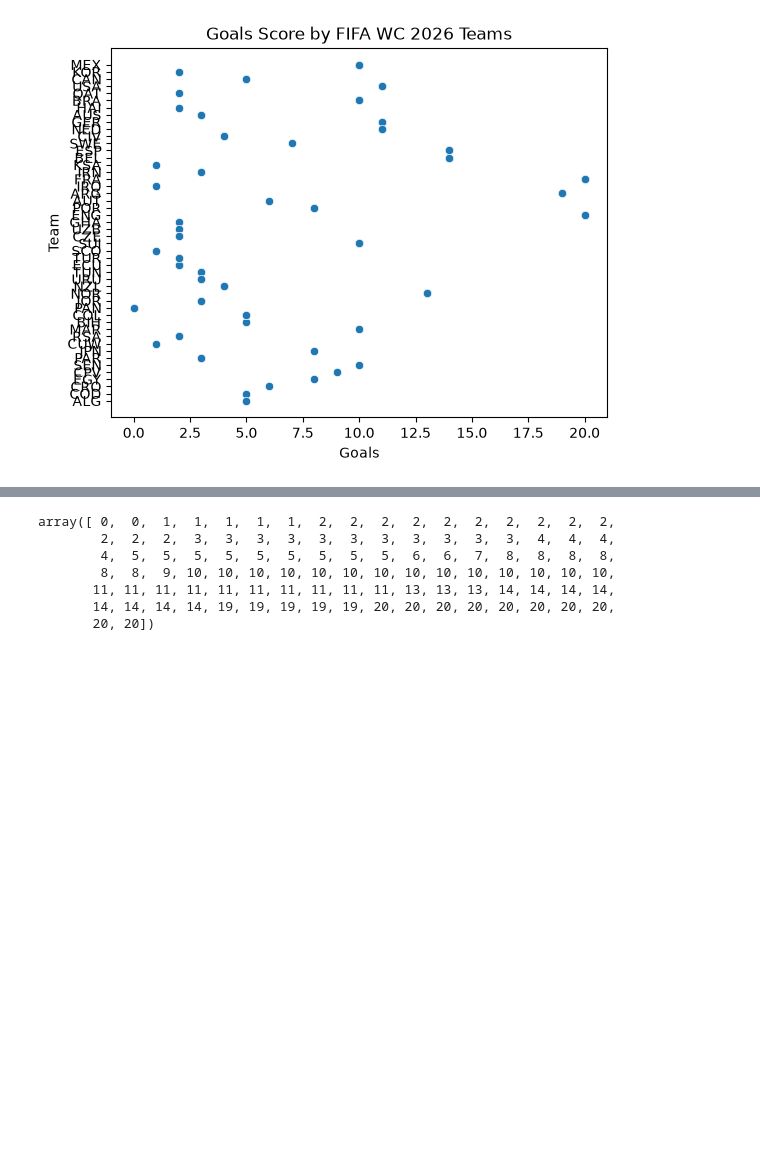
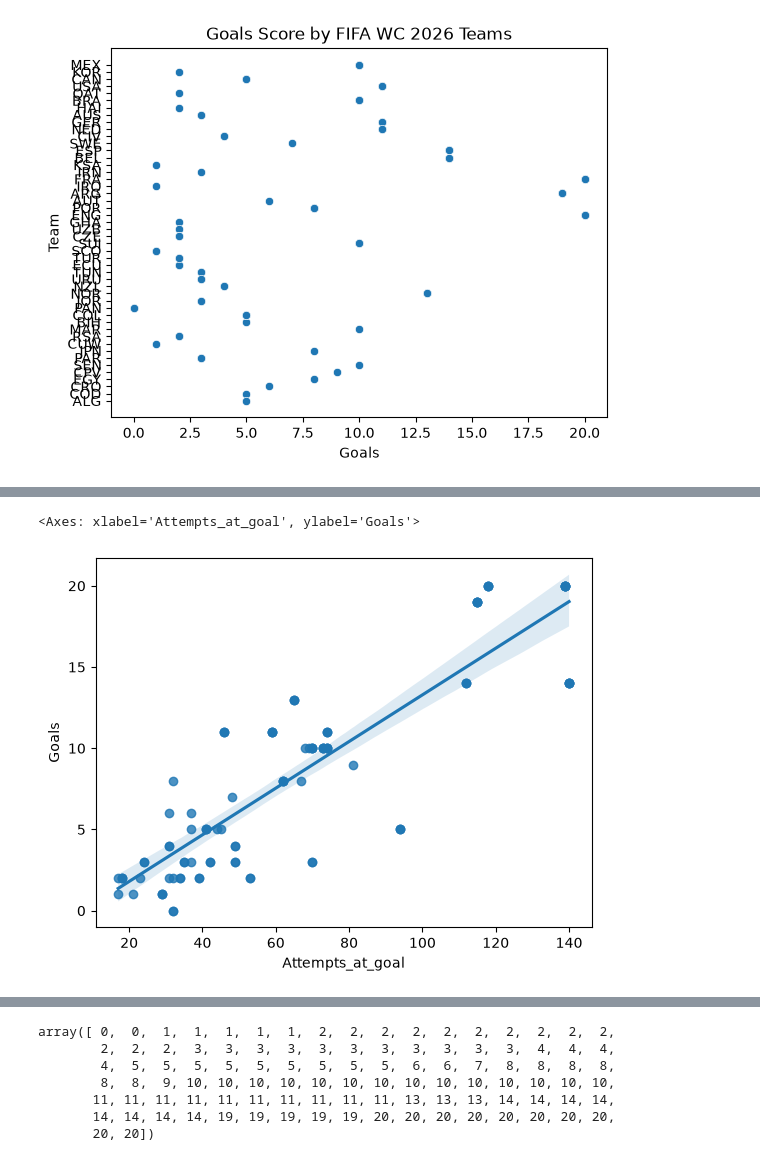
Before and after one commit to DanDooLoo/HIT140_Assessment-2_Group23, a Jupyter notebook: 2_1_LinearRegression.ipynb, the cells around one changed output, grey strips where cells are left out. Cells and saved outputs as stored; diff of their text form; code cells hidden in the pictures; blank space fills up the shorter version.

```diff
--- a/2_1_LinearRegression.ipynb
+++ b/2_1_LinearRegression.ipynb
@@ -336,0 +362,6 @@ plt.hist(scat)
+# %%
+sns.regplot(x=home["Attempts_at_goal"], y=home["Goals"],
+)
+# %% [output]
+<Axes: xlabel='Attempts_at_goal', ylabel='Goals'>
+[figure, added]
```
Also changed, not shown: parts of 6 cells of this notebook.
